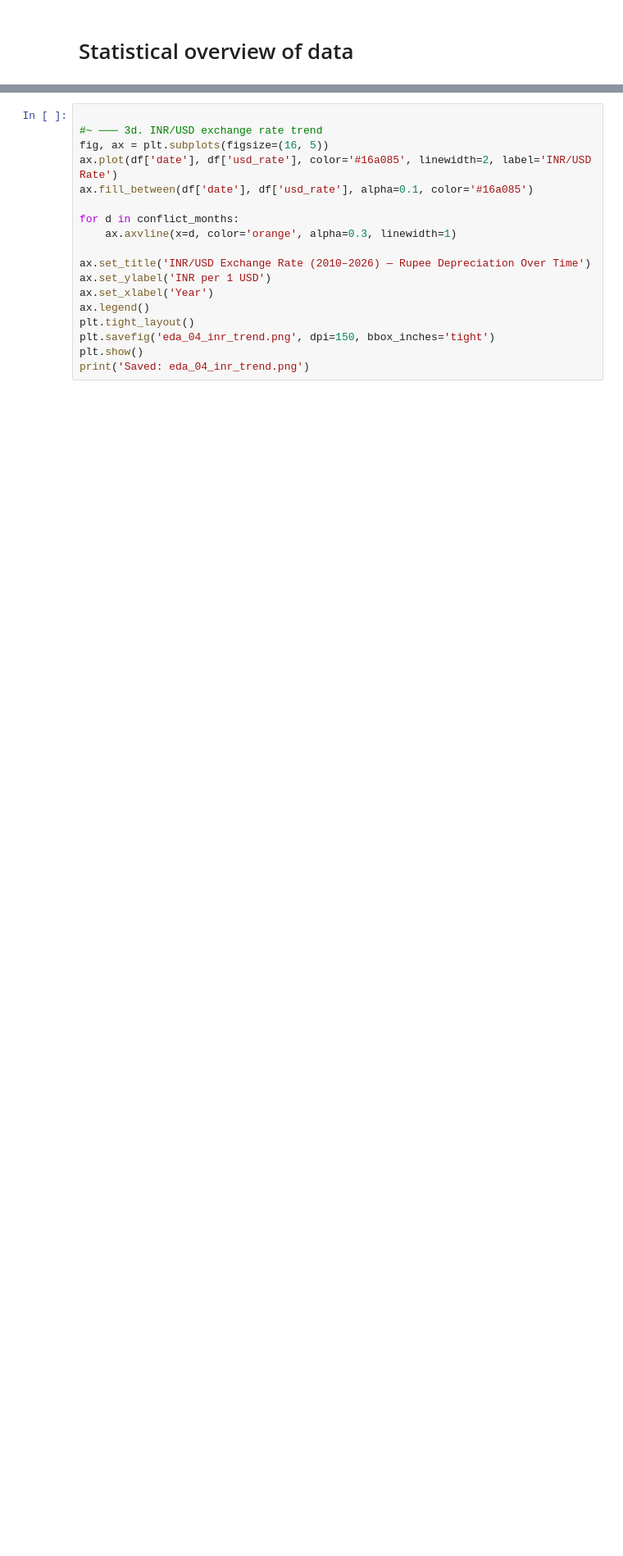
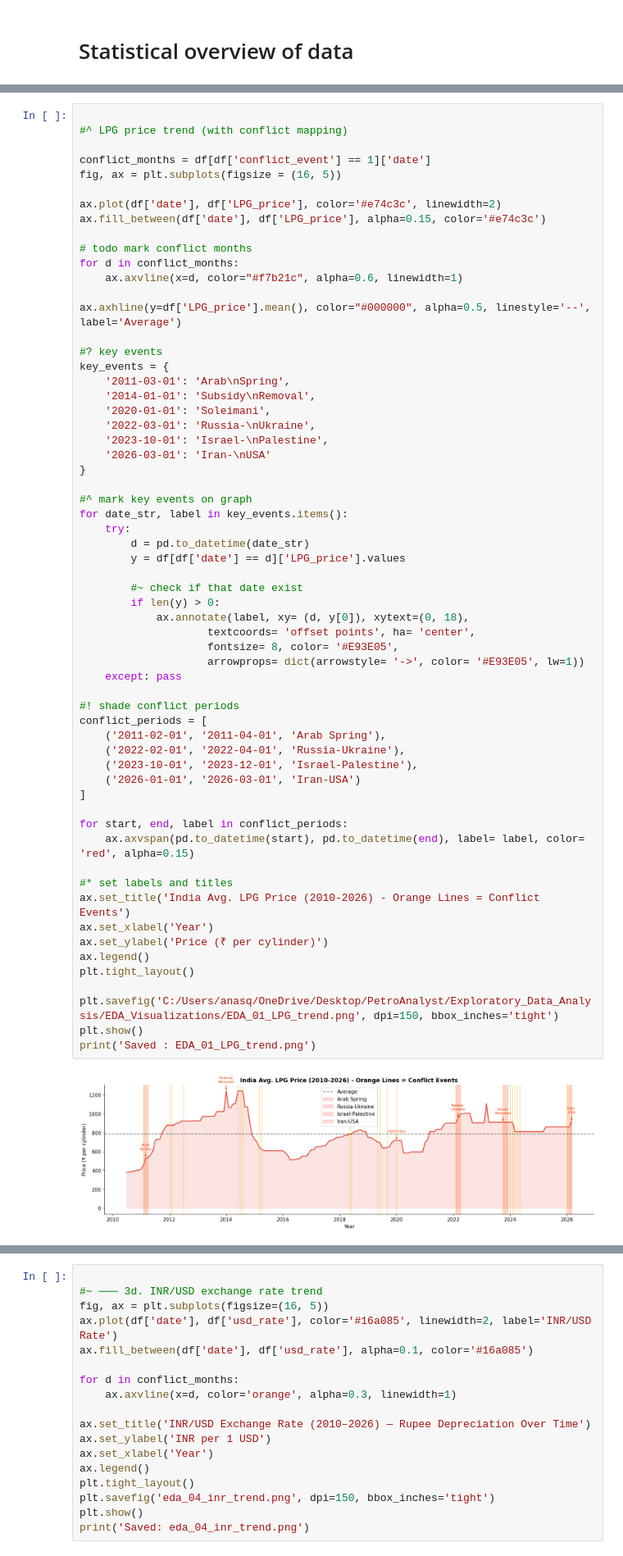
Before and after one commit to Anas-Quazi/Petro-Analyst, a Jupyter notebook: Exploratory_Data_Analysis/eda.ipynb, the cells around one changed output, grey strips where cells are left out. Shown at 82% size. Saved outputs shown, nothing was run; the diff lists cells and outputs as text; blank space fills up the shorter version.

```diff
--- a/Exploratory_Data_Analysis/eda.ipynb
+++ b/Exploratory_Data_Analysis/eda.ipynb
@@ -213,0 +115,63 @@ Saved: eda_03_gpr_trend.png
+# %%
+
+#^ LPG price trend (with conflict mapping)
+
+conflict_months = df[df['conflict_event'] == 1]['date']
+fig, ax = plt.subplots(figsize = (16, 5))
+
+ax.plot(df['date'], df['LPG_price'], color='#e74c3c', linewidth=2)
+ax.fill_between(df['date'], df['LPG_price'], alpha=0.15, color='#e74c3c')
+
+# todo mark conflict months
+for d in conflict_months:
+    ax.axvline(x=d, color="#f7b21c", alpha=0.6, linewidth=1)
+
+ax.axhline(y=df['LPG_price'].mean(), color="#000000", alpha=0.5, linestyle='--', label='Average')
+
+#? key events
+key_events = {
+    '2011-03-01': 'Arab\nSpring',
+    '2014-01-01': 'Subsidy\nRemoval',
+    '2020-01-01': 'Soleimani',
+    '2022-03-01': 'Russia-\nUkraine',
+    '2023-10-01': 'Israel-\nPalestine',
+    '2026-03-01': 'Iran-\nUSA'
+}
+
+#^ mark key events on graph
+for date_str, label in key_events.items():
+    try:
+        d = pd.to_datetime(date_str)
+        y = df[df['date'] == d]['LPG_price'].values
+
+        #~ check if that date exist
+        if len(y) > 0:
+            ax.annotate(label, xy= (d, y[0]), xytext=(0, 18),
+                    textcoords= 'offset points', ha= 'center',
+                    fontsize= 8, color= '#E93E05',
+                    arrowprops= dict(arrowstyle= '->', color= '#E93E05', lw=1))
+    except: pass
+
+#! shade conflict periods
+conflict_periods = [
+    ('2011-02-01', '2011-04-01', 'Arab Spring'),
+    ('2022-02-01', '2022-04-01', 'Russia-Ukraine'),
+    ('2023-10-01', '2023-12-01', 'Israel-Palestine'),
+    ('2026-01-01', '2026-03-01', 'Iran-USA')
+]
+
+for start, end, label in conflict_periods:
+    ax.axvspan(pd.to_datetime(start), pd.to_datetime(end), label= label, color= 'red', alpha=0.15)
+
+#* set labels and titles
+ax.set_title('India Avg. LPG Price (2010-2026) - Orange Lines = Conflict Events')
+ax.set_xlabel('Year')
+ax.set_ylabel('Price (₹ per cylinder)')
+ax.legend()
+plt.tight_layout()
+
+plt.savefig('C:/Users/anasq/OneDrive/Desktop/PetroAnalyst/Exploratory_Data_Analysis/EDA_Visualizations/EDA_01_LPG_trend.png', dpi=150, bbox_inches='tight')
+plt.show()
+print('Saved : EDA_01_LPG_trend.png')
+# %% [output]
+[figure, added]
```
Also changed, not shown: parts of 23 cells of this notebook.
